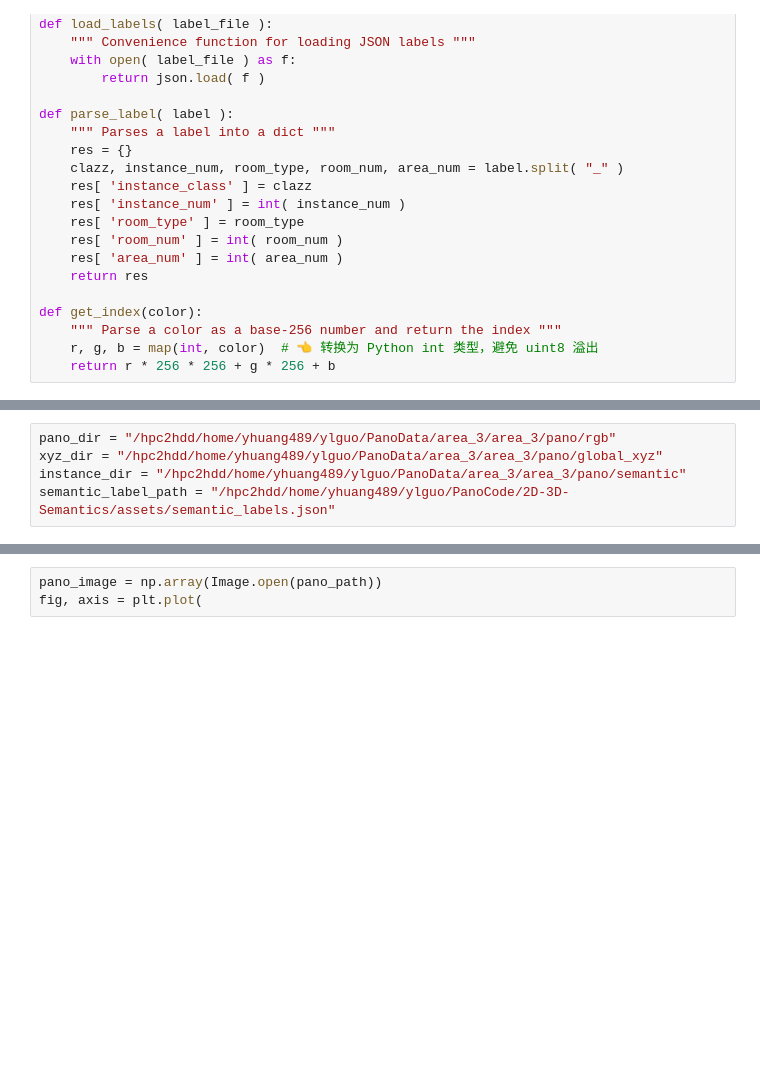
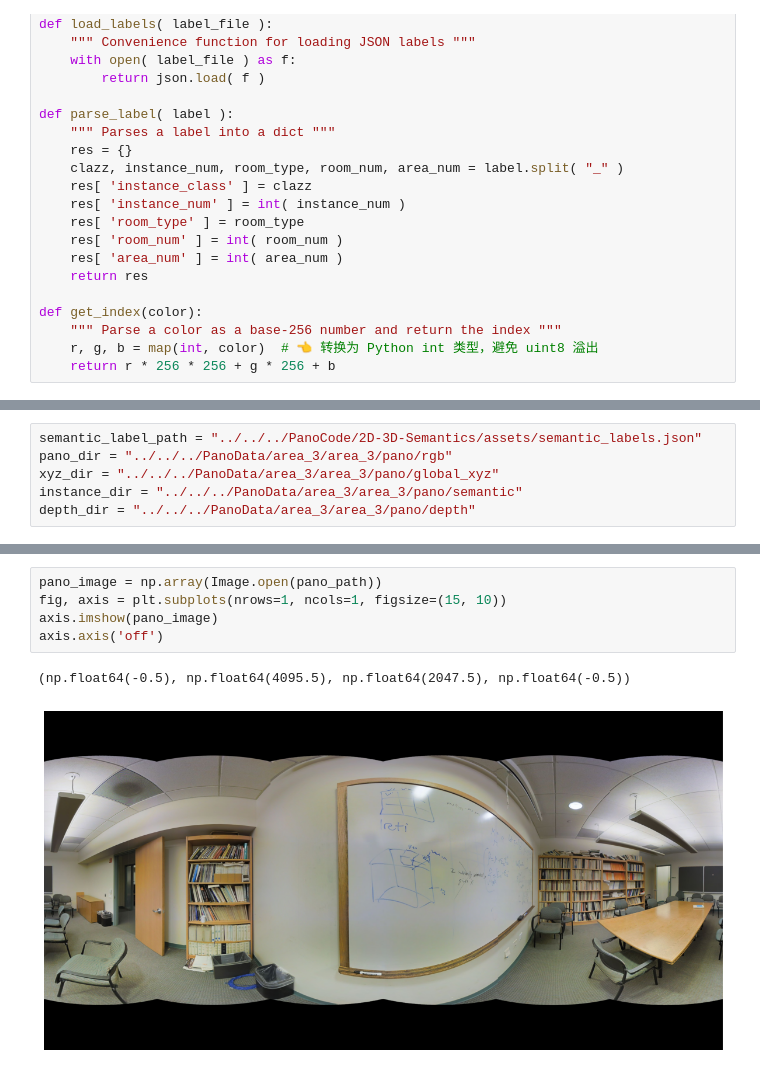
Before and after one commit to BinSpa/Pano360, a Jupyter notebook: Check_Code/Check_stanford2d3d_cogmap.ipynb, the cells around one changed output, grey strips where cells are left out. Drawn from its saved outputs; the diff is of its cells as text; blank space fills up the shorter version.

```diff
--- a/Check_Code/Check_stanford2d3d_cogmap.ipynb
+++ b/Check_Code/Check_stanford2d3d_cogmap.ipynb
@@ -112,8 +177,9 @@ def get_index(color):
 # %%
-pano_dir = "/hpc2hdd/home/yhuang489/ylguo/PanoData/area_3/area_3/pano/rgb"
-xyz_dir = "/hpc2hdd/home/yhuang489/ylguo/PanoData/area_3/area_3/pano/global_xyz"
-instance_dir = "/hpc2hdd/home/yhuang489/ylguo/PanoData/area_3/area_3/pano/semantic"
-semantic_label_path = "/hpc2hdd/home/yhuang489/ylguo/PanoCode/2D-3D-Semantics/assets/semantic_labels.json"
+semantic_label_path = "../../../PanoCode/2D-3D-Semantics/assets/semantic_labels.json"
+pano_dir = "../../../PanoData/area_3/area_3/pano/rgb"
+xyz_dir = "../../../PanoData/area_3/area_3/pano/global_xyz"
+instance_dir = "../../../PanoData/area_3/area_3/pano/semantic"
+depth_dir = "../../../PanoData/area_3/area_3/pano/depth"
 # %%
 # 全景图像
 pano_list = os.listdir(pano_dir)
@@ -161,3 +239,8 @@ generate_cognitive_map(instance_index, xyz_image, id_map)
 # %%
 pano_image = np.array(Image.open(pano_path))
-fig, axis = plt.plot(
+fig, axis = plt.subplots(nrows=1, ncols=1, figsize=(15, 10))
+axis.imshow(pano_image)
+axis.axis('off')
+# %% [output]
+(np.float64(-0.5), np.float64(4095.5), np.float64(2047.5), np.float64(-0.5))
+[figure, added]
```
Also changed, not shown: parts of 9 cells of this notebook.
